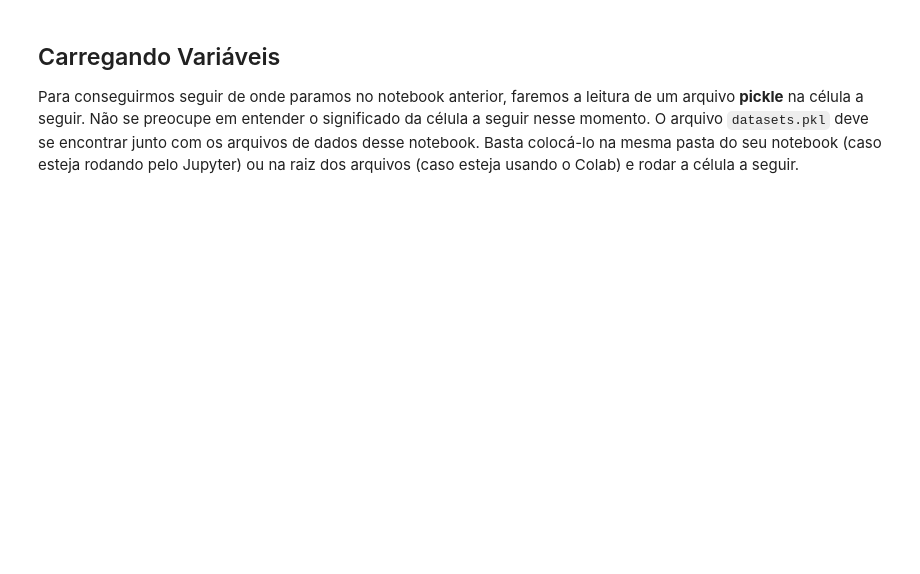
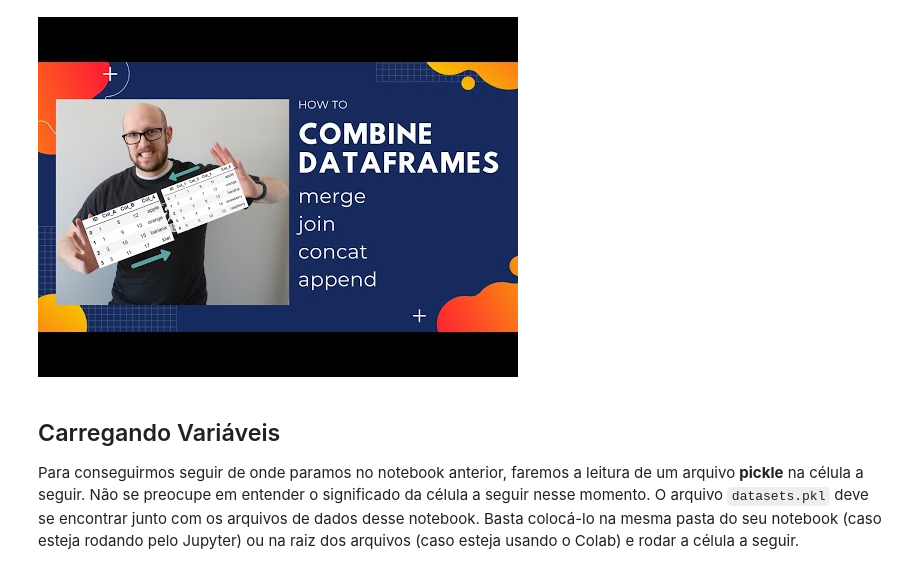
Before and after one commit to DCD-NSEE/introduction_to_data_science, a Jupyter notebook: Pandas e Numpy/Introducao_ao_Pandas_Parte3.ipynb, the cells around one changed output. Drawn from its saved outputs; the diff is of its cells as text; code cells hidden in the pictures; blank space fills up the shorter version.

```diff
--- a/Pandas e Numpy/Introducao_ao_Pandas_Parte3.ipynb
+++ b/Pandas e Numpy/Introducao_ao_Pandas_Parte3.ipynb
@@ -26,6 +26,12 @@ ___
 - Ser capaz de carregar dados em um DataFrame
 - Ser capaz de realizar manipulações básicas de dados
 ___
+# %%
+from IPython.display import YouTubeVideo
+
+YouTubeVideo('wzN1UyfRSWI', width=1200, height=675)
+# %% [output]
+[figure, added]
 # %% [markdown]
 <a name="carregando"></a>
 
```
Also changed, not shown: parts of 3 cells of this notebook.
